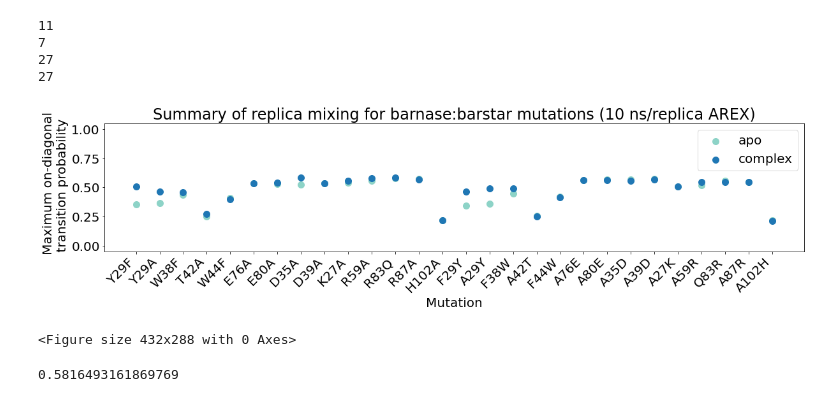
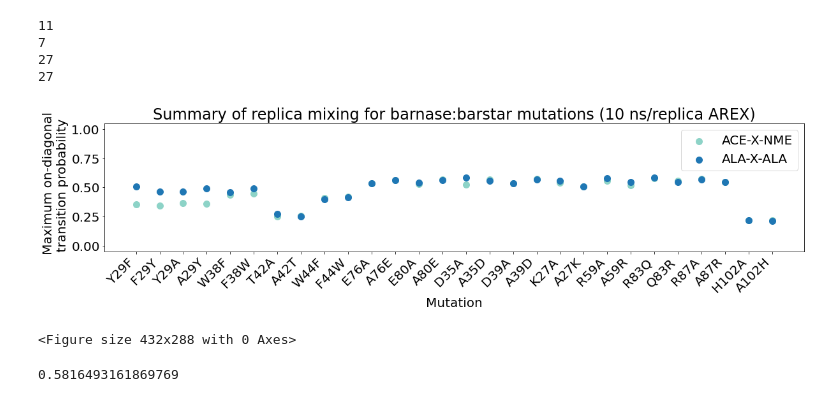
Before and after one commit to choderalab/perses-barnase-barstar-paper, a Jupyter notebook: scripts/05_analyze/3_replica_mixing_summary_plots.ipynb, the cells around one changed output. Saved outputs shown, nothing was run; the diff lists cells and outputs as text; code cells hidden in the pictures.

Commit message:
update replica mixing plots

```diff
--- a/scripts/05_analyze/3_replica_mixing_summary_plots.ipynb
+++ b/scripts/05_analyze/3_replica_mixing_summary_plots.ipynb
@@ -107,8 +107,17 @@ plt.rc('font', size=20)
 
 # Plot
 labels = ["Y2F", "Y2A", "W2F", "T2A", "E2A", "D2A", "K2A", "R2A", "R2Q", "H2A", "F2Y", "A2Y", "F2W", "A2T", "A2E", "A2D", "A2K", "A2R", "Q2R", "A2H"]
-plt.scatter(labels, max_diagonals, color="#8dd3c7", s=100, label="ACE-X-NME")
-plt.scatter(labels, max_diagonals_ala, s=100, label="ALA-X-ALA")
+labels_reordered = []
+max_diagonals_reordered = []
+max_diagonals_ala_reordered = []
+for i in range(10):
+    sub_dirs = [i, i+10]
+    for sub_dir in sub_dirs:
+        labels_reordered.append(labels[sub_dir])
+        max_diagonals_reordered.append(max_diagonals[sub_dir])
+        max_diagonals_ala_reordered.append(max_diagonals_ala[sub_dir])
+plt.scatter(labels_reordered, max_diagonals_reordered, color="#8dd3c7", s=100, label="ACE-X-NME")
+plt.scatter(labels_reordered, max_diagonals_ala_reordered, s=100, label="ALA-X-ALA")
 
 plt.xlabel("Mutation")
 plt.ylabel("   Maximum on-diagonal \n transition probability")
@@ -255,36 +264,45 @@ print(max_diagonals_complex.index(min(max_diagonals_complex)))
 # %%
 # Set figure size
 fig, axes = plt.subplots(nrows=1, ncols=1, sharex='col', figsize=(17,5), squeeze=True)
 
 # Set font size
 plt.rc('font', size=20)
 
 # Plot
 labels = ["Y29F", "Y29A",  "W38F", "T42A", "W44F", "E76A", "E80A", "D35A", "D39A", "K27A", "R59A", "R83Q", "R87A", "H102A", "F29Y", "A29Y",  "F38W", "A42T", "F44W", "A76E", "A80E", "A35D", "A39D", "A27K", "A59R", "Q83R", "A87R", "A102H"]
-plt.scatter(labels, max_diagonals_apo, color="#8dd3c7", s=100, label="apo")
-plt.scatter(labels, max_diagonals_complex, s=100, label="complex")
+labels_reordered = []
+max_diagonals_apo_reordered = []
+max_diagonals_complex_reordered = []
+for i in range(14):
+    sub_dirs = [i, i+14]
+    for sub_dir in sub_dirs:
+        labels_reordered.append(labels[sub_dir])
+        max_diagonals_apo_reordered.append(max_diagonals_apo[sub_dir])
+        max_diagonals_complex_reordered.append(max_diagonals_complex[sub_dir])
+plt.scatter(labels_reordered, max_diagonals_apo_reordered, color="#8dd3c7", s=100, label="ACE-X-NME")
+plt.scatter(labels_reordered, max_diagonals_complex_reordered, s=100, label="ALA-X-ALA")
 
 plt.xlabel("Mutation")
 plt.ylabel("   Maximum on-diagonal \n transition probability")
 plt.xticks(rotation=45, ha='right')
 plt.ylim([-0.05, 1.05])
 
 # Set title
 plt.title("Summary of replica mixing for barnase:barstar mutations (10 ns/replica AREX)")
 
 # Ensure x-axis labels are not cut off
 plt.tight_layout()
 
 # Show legend
 plt.legend()
 
 # Save plot as pdf
 save_path = "/data/chodera/zhangi/perses_benchmark/repex/perses-bnbs-paper-fourth-attempt/47/replica_mixing_summary_bnbs.pdf"
 plt.savefig(save_path, dpi=500)
 plt.show()
 plt.clf()
 # %% [output]
-[figure, old version]
+[figure, new version]
 <Figure size 432x288 with 0 Axes>
 # %%
 max_diagonals_apo[11]
```
Also changed, not shown: parts of 3 cells of this notebook, 1 other file.
